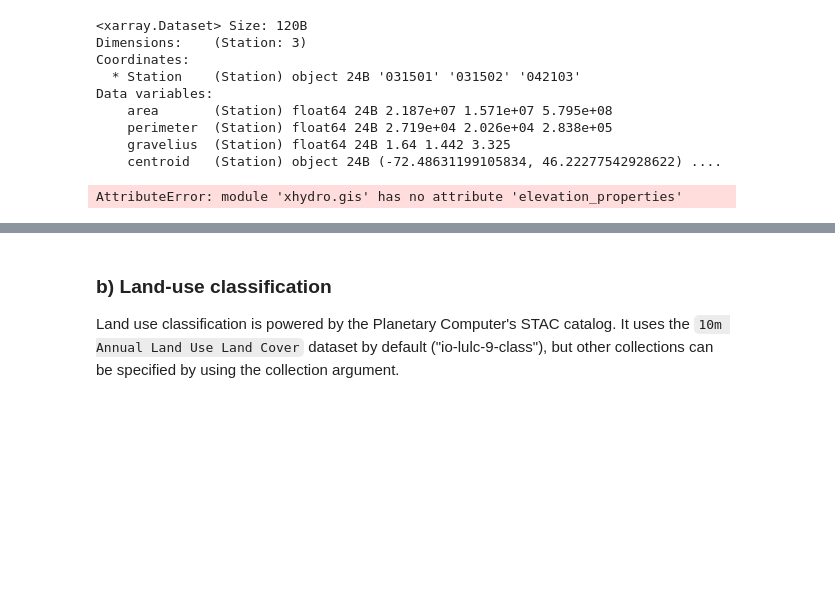
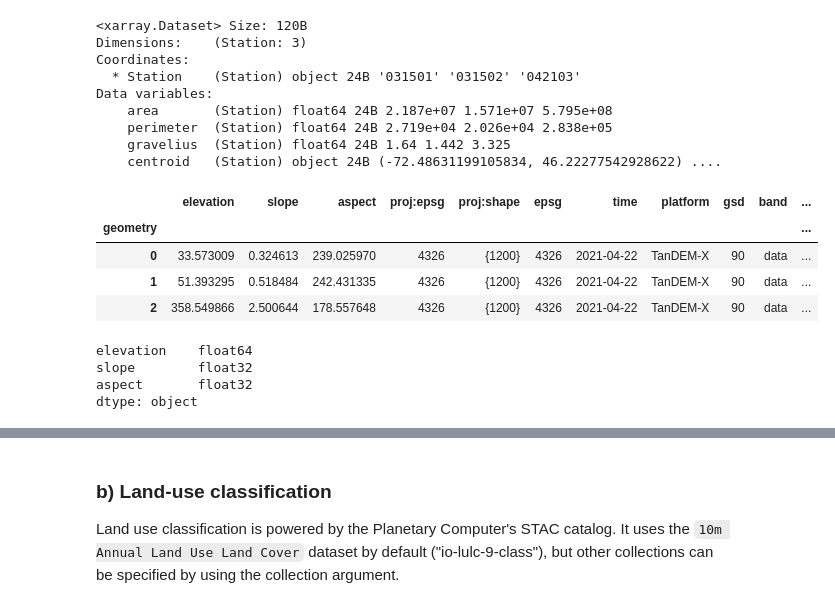
Before and after one commit to hydrologie/xhydro, a Jupyter notebook: docs/notebooks/gis.ipynb, the cells around one changed output, grey strips where cells are left out. Saved outputs shown, nothing was run; the diff lists cells and outputs as text; code cells hidden in the pictures; blank space fills up the shorter version.

```diff
--- a/docs/notebooks/gis.ipynb
+++ b/docs/notebooks/gis.ipynb
@@ -119,6 +118,17 @@ Data variables:
     gravelius  (Station) float64 24B 1.64 1.442 3.325
     centroid   (Station) object 24B (-72.48631199105834, 46.22277542928622) ....
 # %%
-xhgis.elevation_properties(gdf)
+xhgis.surface_properties(gdf)
 # %% [output]
-AttributeError: module 'xhydro.gis' has no attribute 'elevation_properties'
+|  | elevation | slope | aspect | proj:epsg | proj:shape | epsg | time | platform | gsd | band | ... |
+| geometry |  |  |  |  |  |  |  |  |  |  | ... |
+| 0 | 33.573009 | 0.324613 | 239.025970 | 4326 | {1200} | 4326 | 2021-04-22 | TanDEM-X | 90 | data | ... |
+| 1 | 51.393295 | 0.518484 | 242.431335 | 4326 | {1200} | 4326 | 2021-04-22 | TanDEM-X | 90 | data | ... |
+| 2 | 358.549866 | 2.500644 | 178.557648 | 4326 | {1200} | 4326 | 2021-04-22 | TanDEM-X | 90 | data | ... |
+# %%
+df_properties[_properties_name].dtypes
+# %% [output]
+elevation    float64
+slope        float32
+aspect       float32
+dtype: object
```
Also changed, not shown: parts of 10 cells of this notebook, 5 other files.
